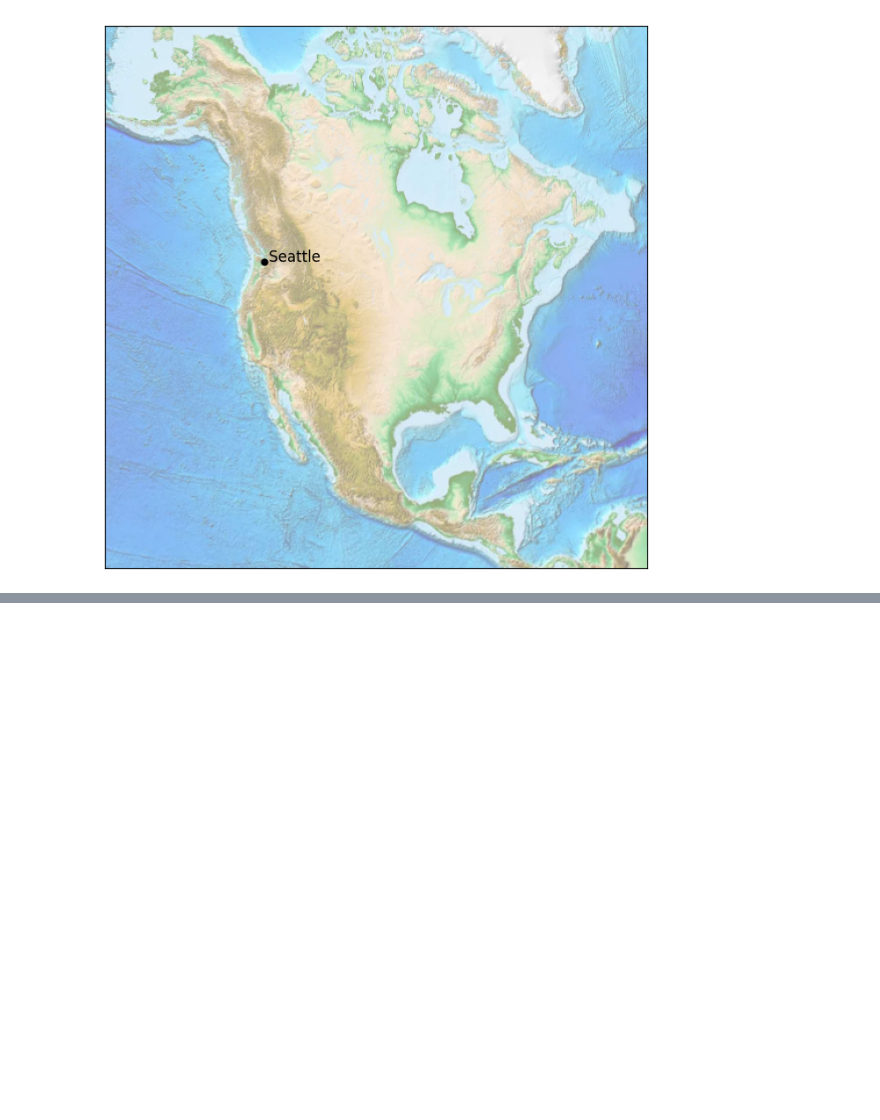
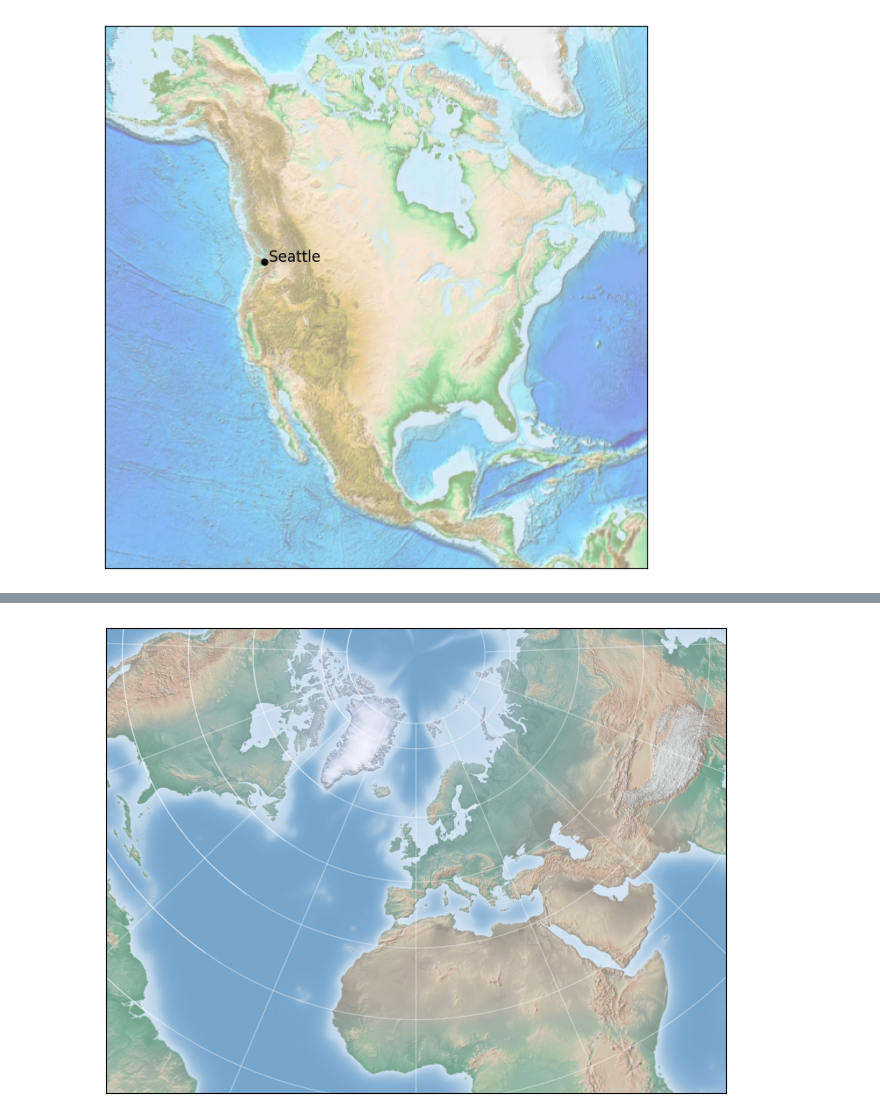
Before and after one commit to proway2/PythonDataScienceHandbook, a Jupyter notebook: 4.13-Geographic-Data-with-Basemap.ipynb, the cells around one changed output, grey strips where cells are left out. Saved outputs shown, nothing was run; the diff lists cells and outputs as text; code cells hidden in the pictures; blank space fills up the shorter version.

```diff
--- a/4.13-Geographic-Data-with-Basemap.ipynb
+++ b/4.13-Geographic-Data-with-Basemap.ipynb
@@ -28,0 +89,15 @@ https://jakevdp.github.io/PythonDataScienceHandbook/04.13-geographic-data-with-b
+# %%
+fig = plt.figure(figsize=(8, 8))
+m = Basemap(
+    projection='lcc',
+    resolution=None,
+    lon_0=0,
+    lat_0=50,
+    lat_1=45,
+    lat_2=55,
+    width=1.6E7,
+    height=1.2E7
+)
+draw_map(m)
+# %% [output]
+[figure, added]
```
Also changed, not shown: parts of 24 cells of this notebook.
